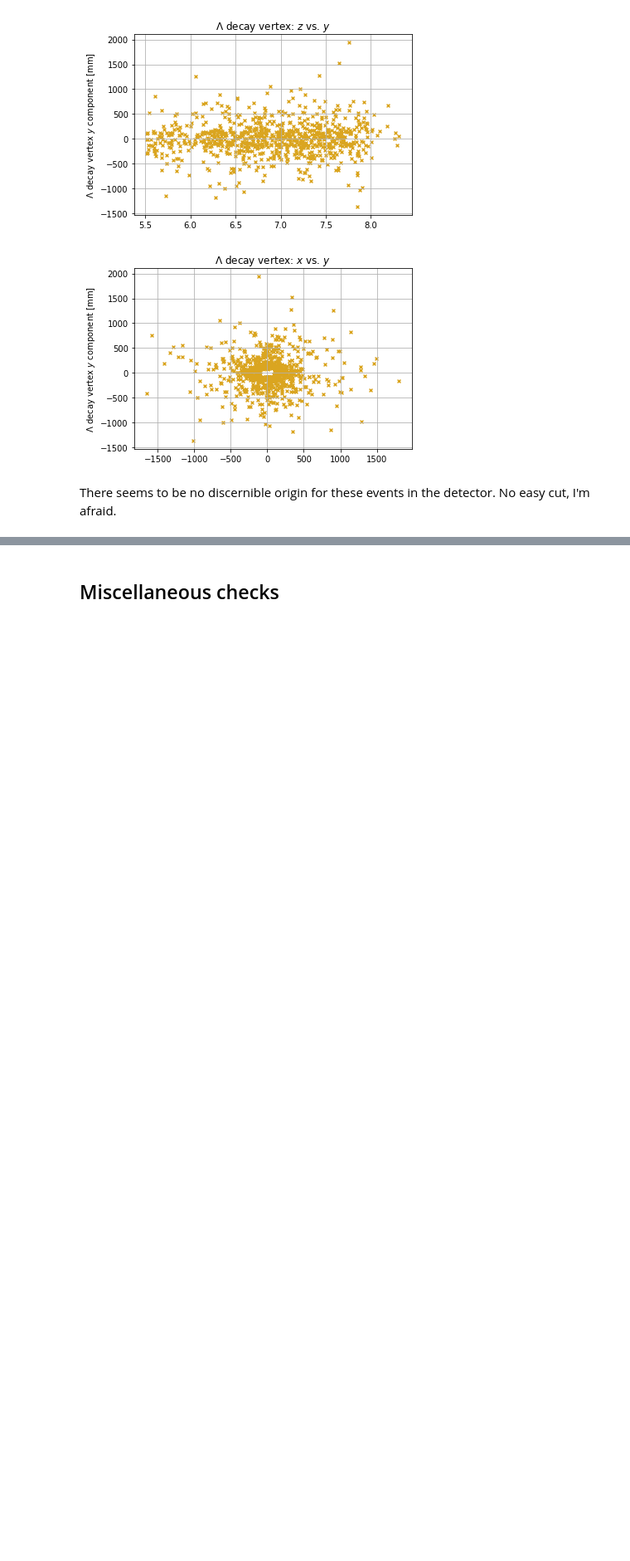
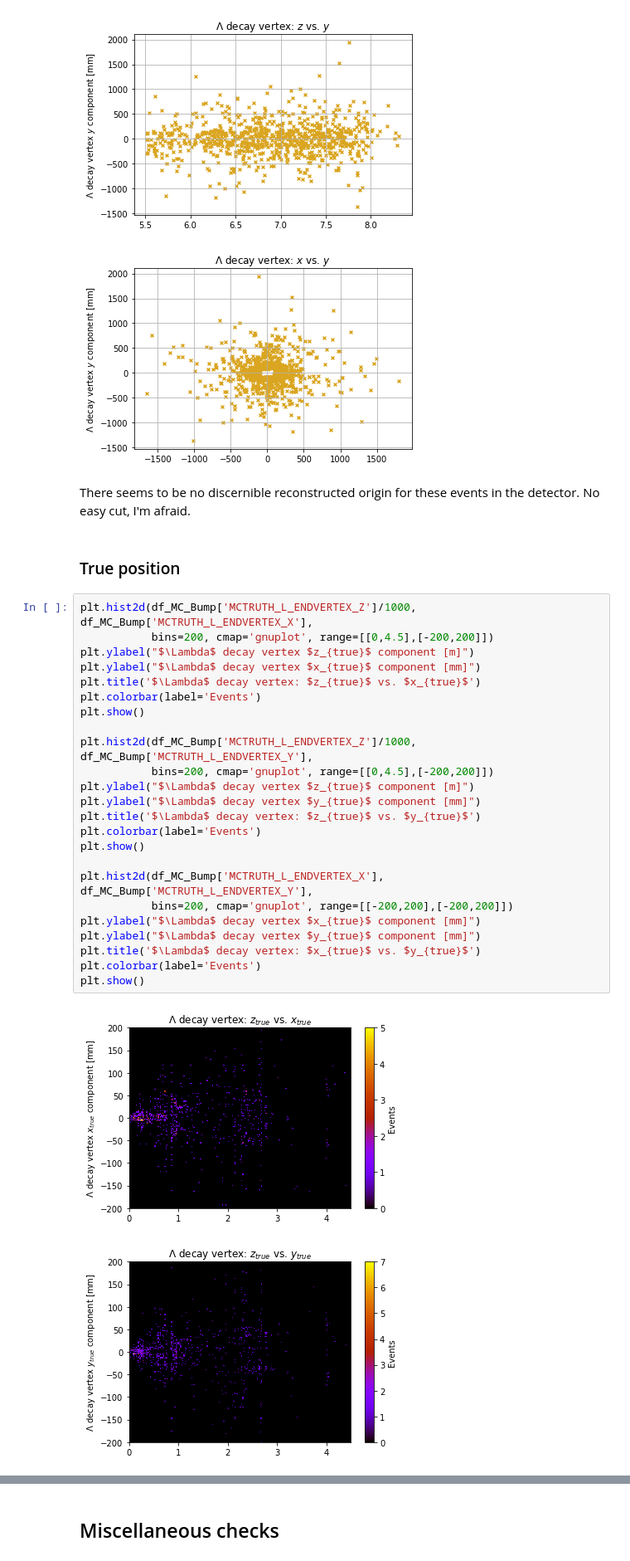
Before and after one commit to alatios/lb2jpsil_preliminary-variable-studies, a Jupyter notebook: JN_BumpStudy.ipynb, the cells around one changed output, grey strips where cells are left out. Shown at 83% size. Drawn from its saved outputs; the diff is of its cells as text; blank space fills up the shorter version.

Commit message:
Add truth projections in bump study

```diff
--- a/JN_BumpStudy.ipynb
+++ b/JN_BumpStudy.ipynb
@@ -301,4 +302,33 @@ plt.show()
 [figure]
 [figure]
 # %% [markdown]
-There seems to be no discernible origin for these events in the detector. No easy cut, I'm afraid.
+There seems to be no discernible reconstructed origin for these events in the detector. No easy cut, I'm afraid.
+# %% [markdown]
+### True position
+# %%
+plt.hist2d(df_MC_Bump['MCTRUTH_L_ENDVERTEX_Z']/1000, df_MC_Bump['MCTRUTH_L_ENDVERTEX_X'],
+           bins=200, cmap='gnuplot', range=[[0,4.5],[-200,200]])
+plt.ylabel("$\Lambda$ decay vertex $z_{true}$ component [m]")
+plt.ylabel("$\Lambda$ decay vertex $x_{true}$ component [mm]")
+plt.title('$\Lambda$ decay vertex: $z_{true}$ vs. $x_{true}$')
+plt.colorbar(label='Events')
+plt.show()
+
+plt.hist2d(df_MC_Bump['MCTRUTH_L_ENDVERTEX_Z']/1000, df_MC_Bump['MCTRUTH_L_ENDVERTEX_Y'],
+           bins=200, cmap='gnuplot', range=[[0,4.5],[-200,200]])
+plt.ylabel("$\Lambda$ decay vertex $z_{true}$ component [m]")
+plt.ylabel("$\Lambda$ decay vertex $y_{true}$ component [mm]")
+plt.title('$\Lambda$ decay vertex: $z_{true}$ vs. $y_{true}$')
+plt.colorbar(label='Events')
+plt.show()
+
+plt.hist2d(df_MC_Bump['MCTRUTH_L_ENDVERTEX_X'], df_MC_Bump['MCTRUTH_L_ENDVERTEX_Y'],
+           bins=200, cmap='gnuplot', range=[[-200,200],[-200,200]])
+plt.ylabel("$\Lambda$ decay vertex $x_{true}$ component [mm]")
+plt.ylabel("$\Lambda$ decay vertex $y_{true}$ component [mm]")
+plt.title('$\Lambda$ decay vertex: $x_{true}$ vs. $y_{true}$')
+plt.colorbar(label='Events')
+plt.show()
+# %% [output]
+[figure, added]
+[figure, added]
```
Also changed, not shown: parts of 4 cells of this notebook.
